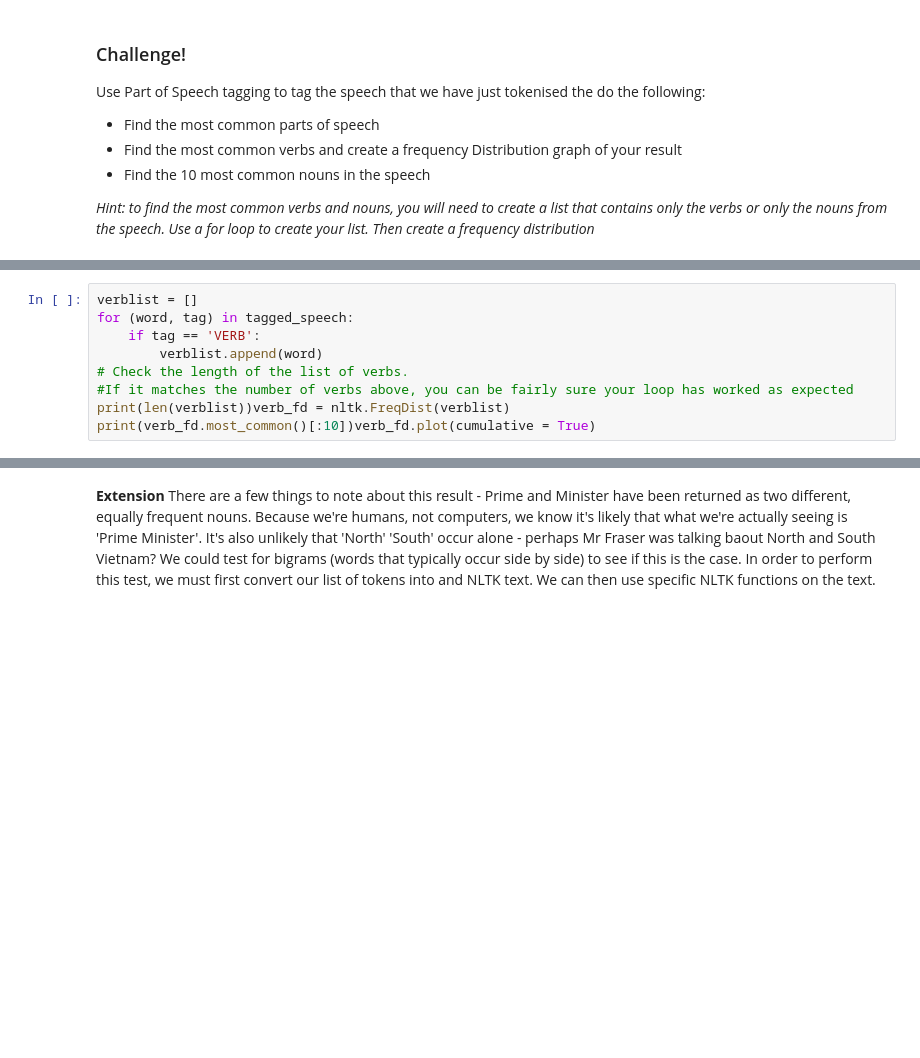
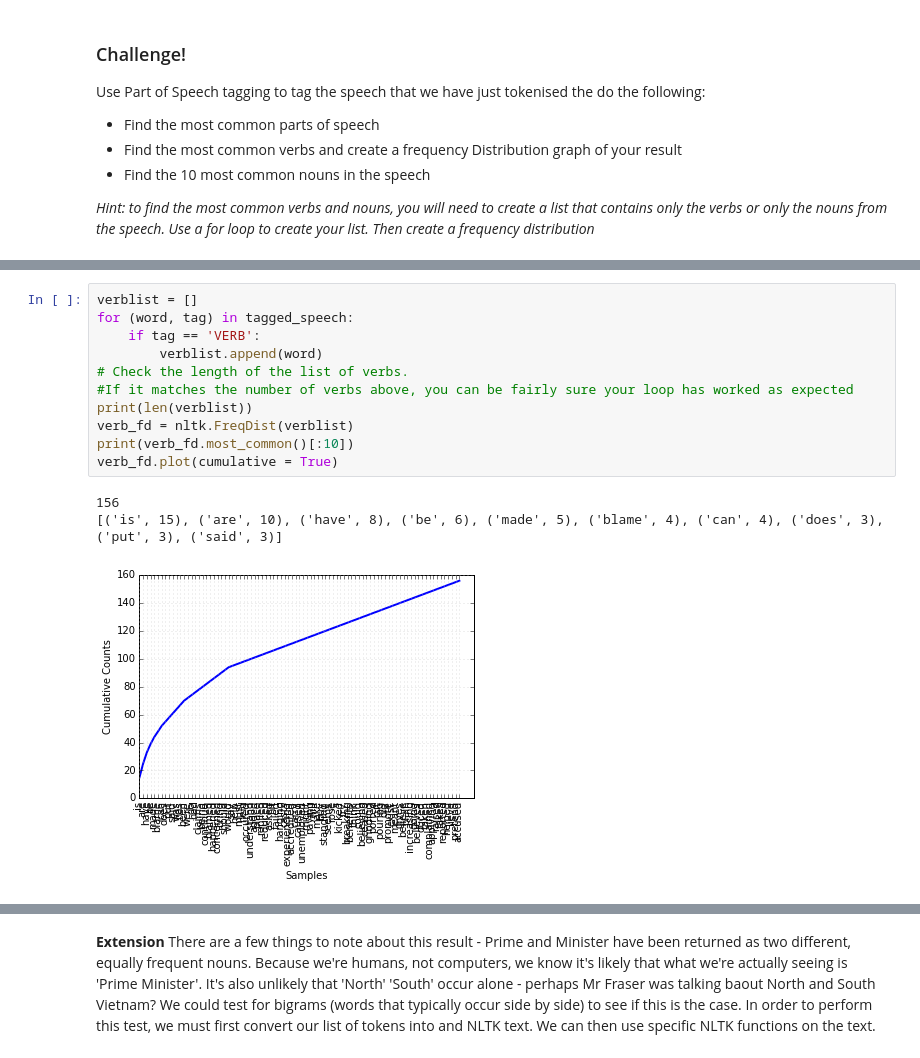
Before and after one commit to cobismith/NLTK-1, a Jupyter notebook: nltk-session-2-updated-Python3.ipynb, the cells around one changed output, grey strips where cells are left out. Saved outputs shown, nothing was run; the diff lists cells and outputs as text; blank space fills up the shorter version.

```diff
--- a/nltk-session-2-updated-Python3.ipynb
+++ b/nltk-session-2-updated-Python3.ipynb
@@ -420,12 +454,18 @@ speech_fd.most_common()
 # %%
 verblist = []
 for (word, tag) in tagged_speech:
     if tag == 'VERB':
         verblist.append(word)
 # Check the length of the list of verbs.
 #If it matches the number of verbs above, you can be fairly sure your loop has worked as expected
-print(len(verblist))verb_fd = nltk.FreqDist(verblist)
-print(verb_fd.most_common()[:10])verb_fd.plot(cumulative = True)
+print(len(verblist))
+verb_fd = nltk.FreqDist(verblist)
+print(verb_fd.most_common()[:10])
+verb_fd.plot(cumulative = True)
+# %% [output]
+156
+[('is', 15), ('are', 10), ('have', 8), ('be', 6), ('made', 5), ('blame', 4), ('can', 4), ('does', 3), ('put', 3), ('said', 3)]
+[figure, added]
 # %%
 nounlist = []
 for (word, tag) in tagged_speech:
```
Also changed, not shown: parts of 16 cells of this notebook.
